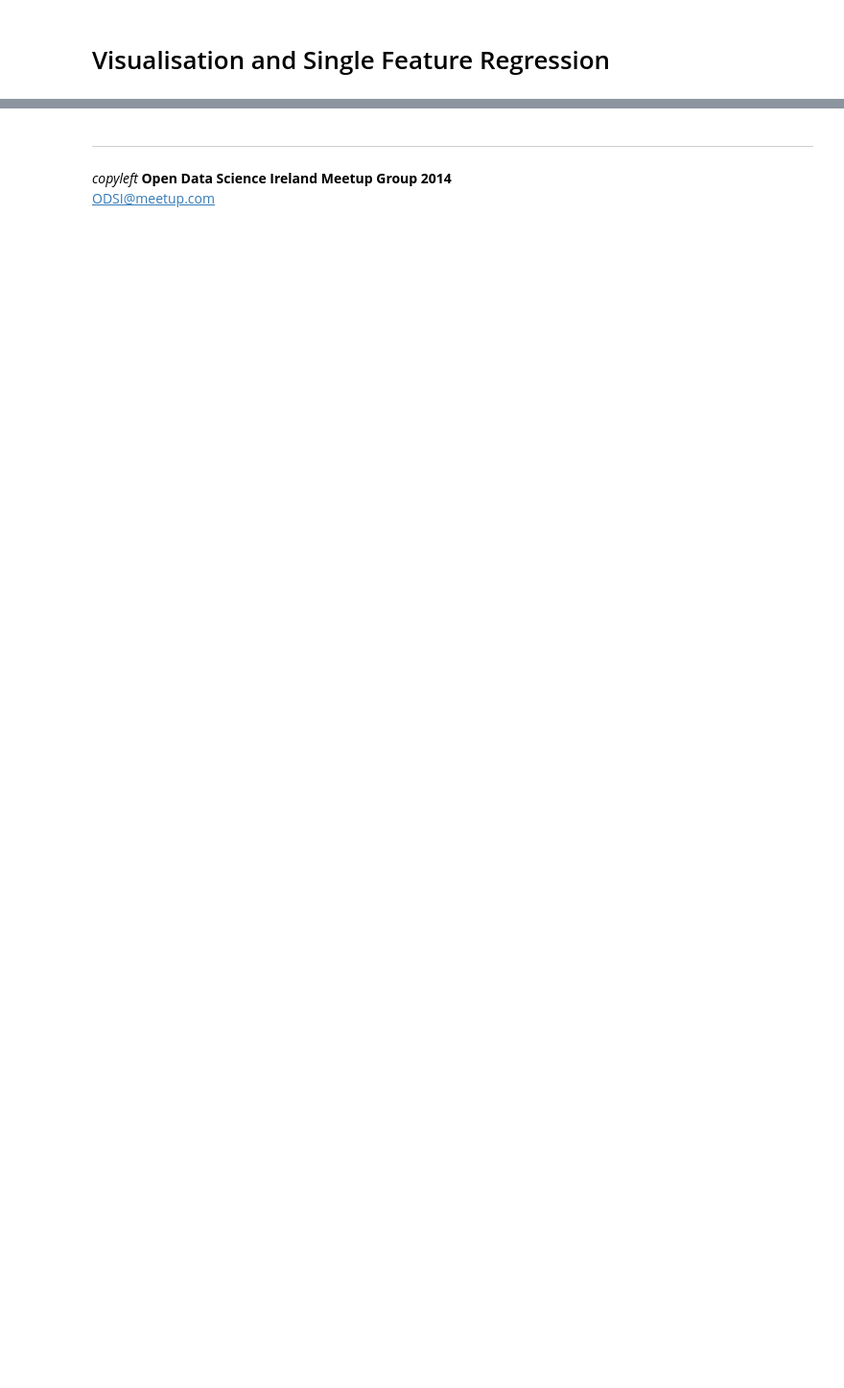
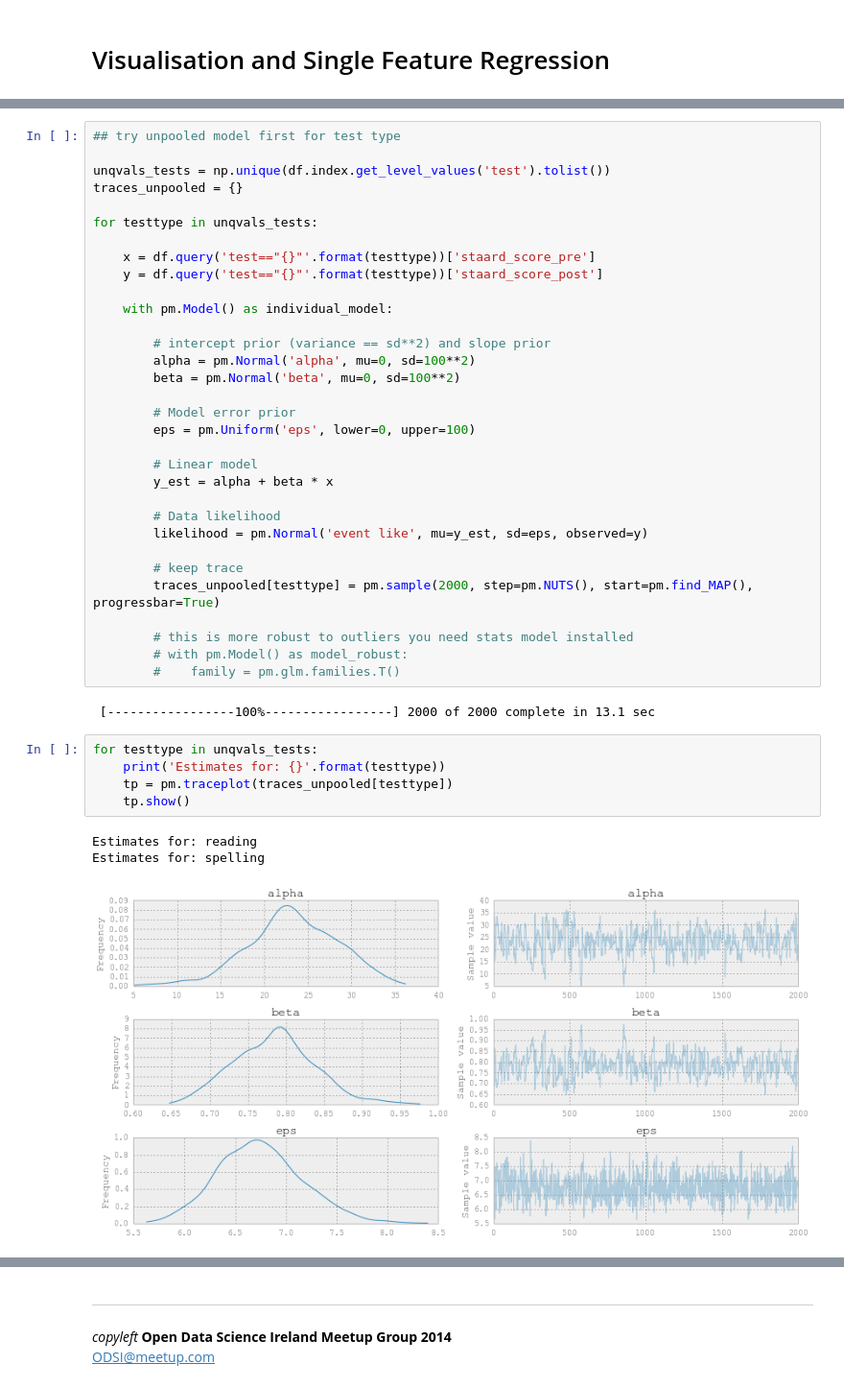
Before and after one commit to tcarnus/suas_literacy, a Jupyter notebook: 02_InitialExploration.ipynb, the cells around one changed output, grey strips where cells are left out. Shown at 96% size. Cells and saved outputs as stored; diff of their text form; blank space fills up the shorter version.

```diff
--- a/02_InitialExploration.ipynb
+++ b/02_InitialExploration.ipynb
@@ -102,0 +214,43 @@ df.head()
+# %%
+## try unpooled model first for test type
+
+unqvals_tests = np.unique(df.index.get_level_values('test').tolist())
+traces_unpooled = {}
+
+for testtype in unqvals_tests:
+
+    x = df.query('test=="{}"'.format(testtype))['staard_score_pre']
+    y = df.query('test=="{}"'.format(testtype))['staard_score_post']
+
+    with pm.Model() as individual_model:
+
+        # intercept prior (variance == sd**2) and slope prior
+        alpha = pm.Normal('alpha', mu=0, sd=100**2)
+        beta = pm.Normal('beta', mu=0, sd=100**2)
+
+        # Model error prior
+        eps = pm.Uniform('eps', lower=0, upper=100)
+
+        # Linear model
+        y_est = alpha + beta * x
+
+        # Data likelihood
+        likelihood = pm.Normal('event like', mu=y_est, sd=eps, observed=y)
+
+        # keep trace
+        traces_unpooled[testtype] = pm.sample(2000, step=pm.NUTS(), start=pm.find_MAP(), progressbar=True)
+
+        # this is more robust to outliers you need stats model installed
+        # with pm.Model() as model_robust:
+        #    family = pm.glm.families.T()
+# %% [output]
+ [-----------------100%-----------------] 2000 of 2000 complete in 13.1 sec
+# %%
+for testtype in unqvals_tests:
+    print('Estimates for: {}'.format(testtype))
+    tp = pm.traceplot(traces_unpooled[testtype])
+    tp.show()
+# %% [output]
+Estimates for: reading
+Estimates for: spelling
+[figure, added]
```
Also changed, not shown: parts of 10 cells of this notebook, 2 other files.
